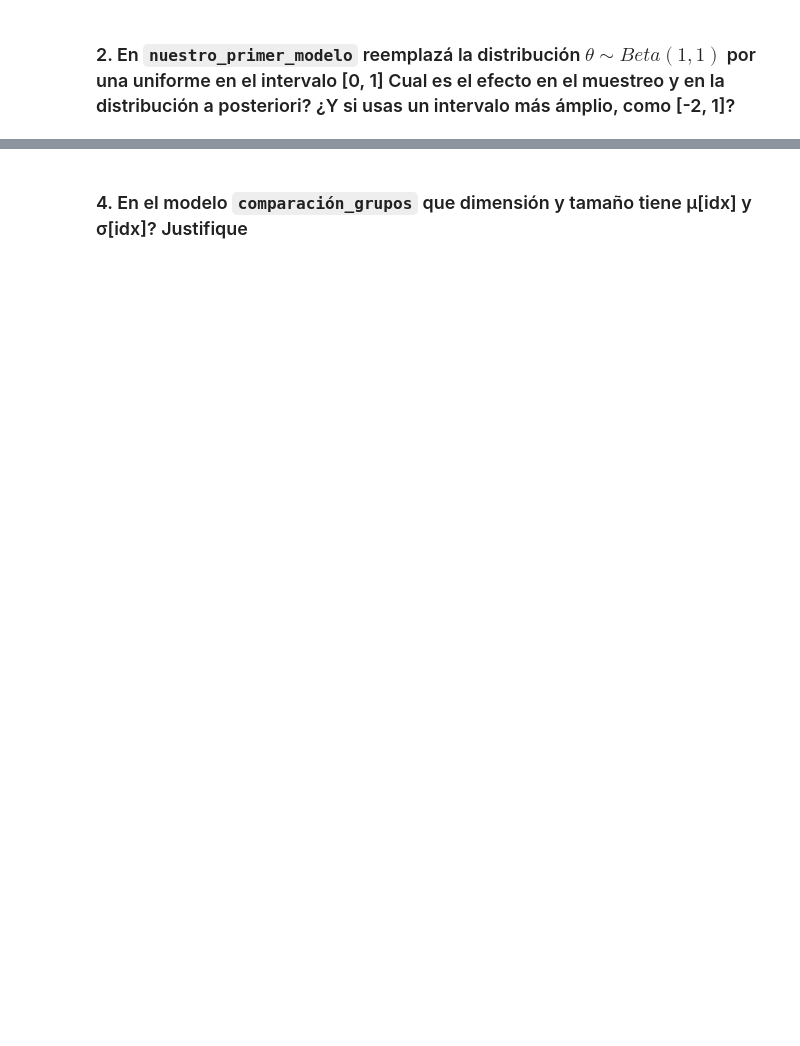
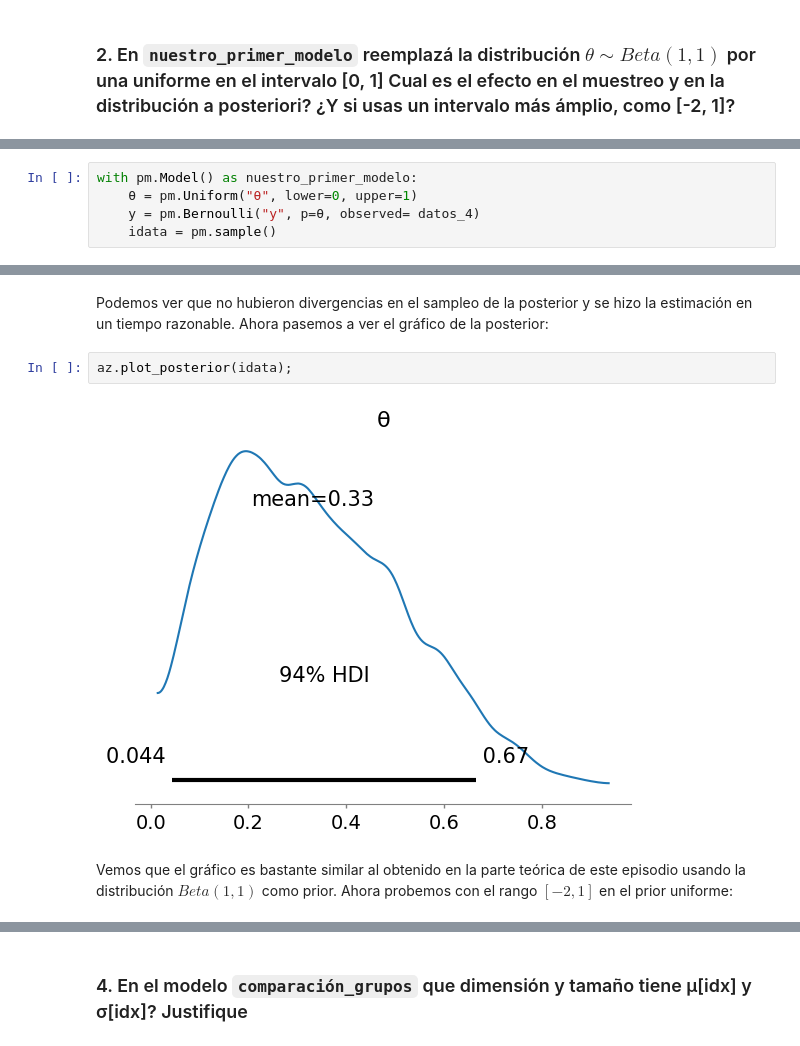
Before and after one commit to Gerardo1909/EEI2_ejercicios, a Jupyter notebook: ejercicios/modulo2.ipynb, the cells around one changed output, grey strips where cells are left out. Saved outputs shown, nothing was run; the diff lists cells and outputs as text; blank space fills up the shorter version.

```diff
--- a/ejercicios/modulo2.ipynb
+++ b/ejercicios/modulo2.ipynb
@@ -17,0 +103,5 @@ WARNING (pytensor.configdefaults): g++ not detected!  PyTensor will be unable to
+# %%
+with pm.Model() as nuestro_primer_modelo:
+    θ = pm.Uniform("θ", lower=0, upper=1)
+    y = pm.Bernoulli("y", p=θ, observed= datos_4)
+    idata = pm.sample()
@@ -17,0 +115,8 @@ WARNING (pytensor.configdefaults): g++ not detected!  PyTensor will be unable to
+# %% [markdown]
+Podemos ver que no hubieron divergencias en el sampleo de la posterior y se hizo la estimación en un tiempo razonable. Ahora pasemos a ver el gráfico de la posterior:
+# %%
+az.plot_posterior(idata);
+# %% [output]
+[figure, added]
+# %% [markdown]
+Vemos que el gráfico es bastante similar al obtenido en la parte teórica de este episodio usando la distribución $Beta(1, 1)$ como prior. Ahora probemos con el rango $[-2, 1]$ en el prior uniforme:
```
Also changed, not shown: parts of 52 cells of this notebook, 7 other files.
